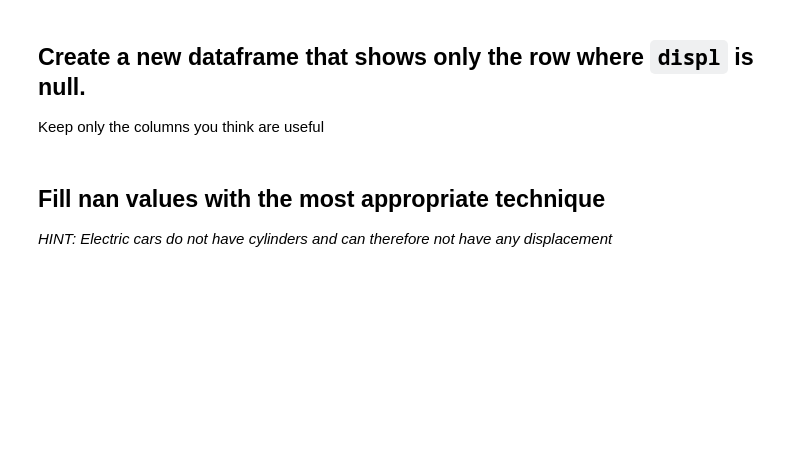
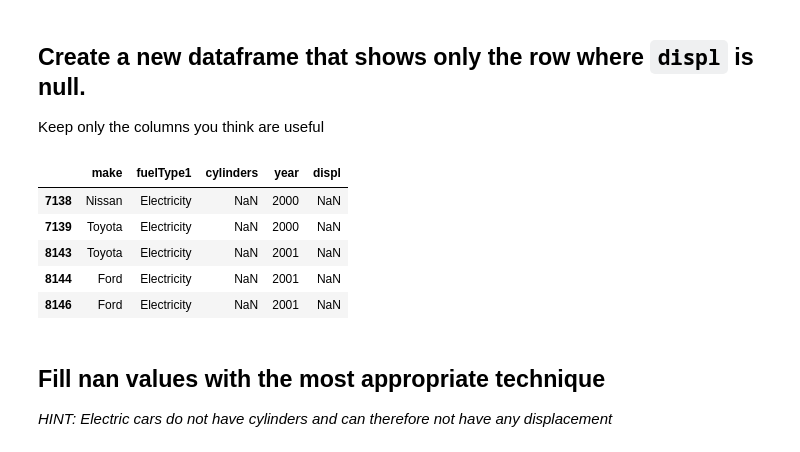
Before and after one commit to Ironhack-Data-Madrid-Marzo-2022/2.4-lab-data-cleaning, a Jupyter notebook: your-code/main.ipynb, the cells around one changed output. Cells and saved outputs as stored; diff of their text form; code cells hidden in the pictures; blank space fills up the shorter version.

```diff
--- a/your-code/main.ipynb
+++ b/your-code/main.ipynb
@@ -83,3 +166,15 @@ Keep only the columns you think are useful
+# %%
+data_null = data[data['displ'].isnull()]
+columns_to_keep = ['make', 'fuelType1', 'cylinders', 'year','displ']
+data_null = data_null[columns_to_keep]
+data_null.head()
+# %% [output]
+|  | make | fuelType1 | cylinders | year | displ |
+| 7138 | Nissan | Electricity | NaN | 2000 | NaN |
+| 7139 | Toyota | Electricity | NaN | 2000 | NaN |
+| 8143 | Toyota | Electricity | NaN | 2001 | NaN |
+| 8144 | Ford | Electricity | NaN | 2001 | NaN |
+| 8146 | Ford | Electricity | NaN | 2001 | NaN |
 # %% [markdown]
 ## Fill nan values with the most appropriate technique
 *HINT: Electric cars do not have cylinders and can therefore not have any displacement*
```
Also changed, not shown: parts of 30 cells of this notebook.
